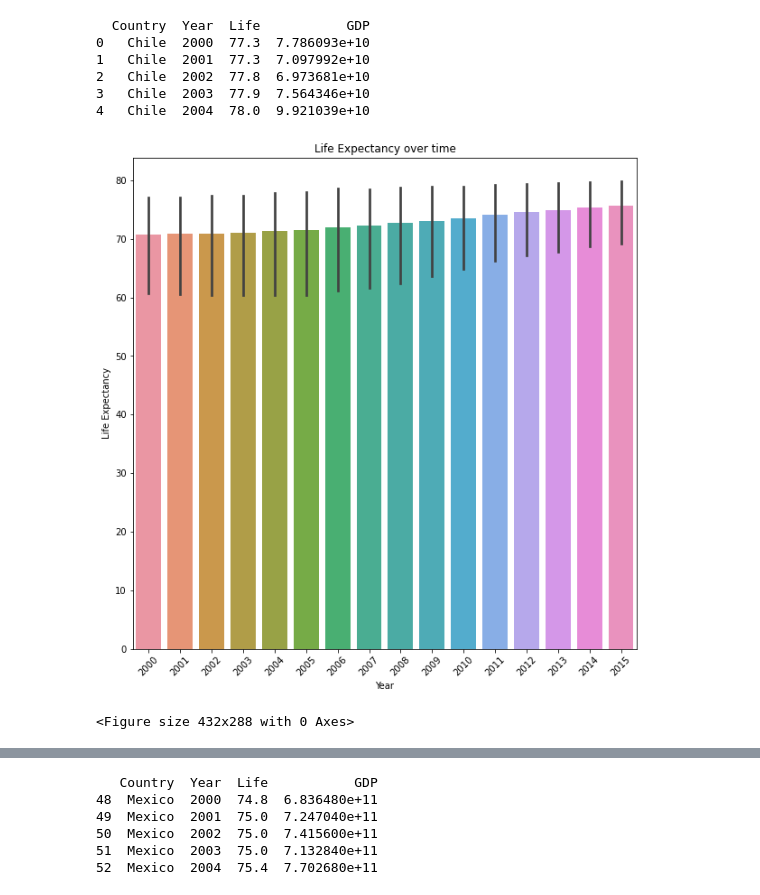
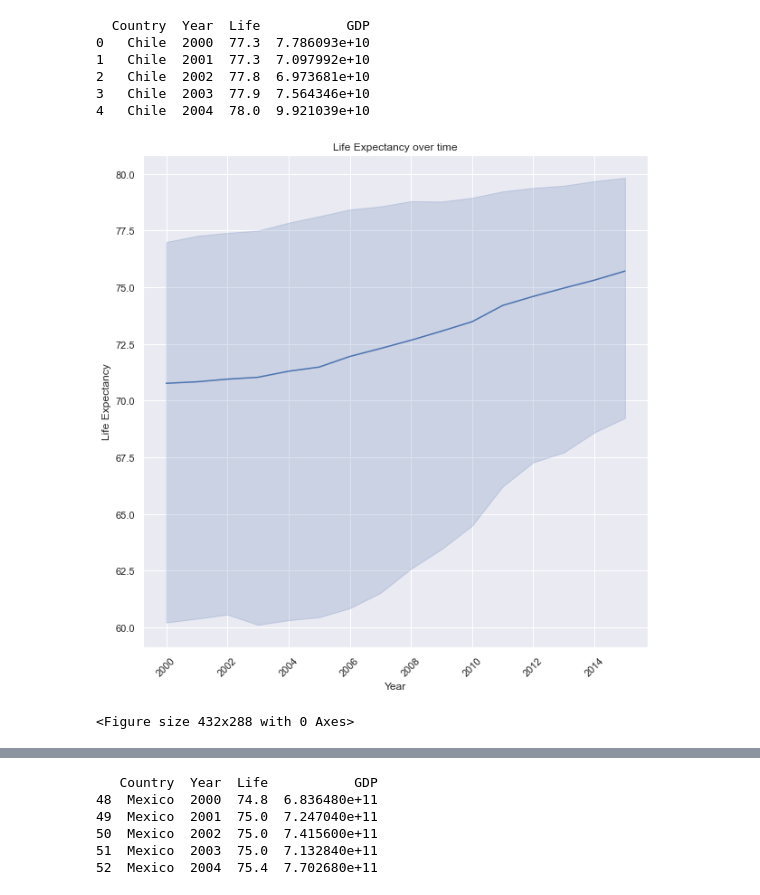
Before and after one commit to kirillwolkow/analyze_financial_data_capstone, a Jupyter notebook: life_gdp/life_expectancy_gdp.ipynb, the cells around one changed output, grey strips where cells are left out. Cells and saved outputs as stored; diff of their text form; code cells hidden in the pictures.

```diff
--- a/life_gdp/life_expectancy_gdp.ipynb
+++ b/life_gdp/life_expectancy_gdp.ipynb
@@ -98,14 +98,15 @@ print(df.head())
 # %%
 # We start with a bar plot to visualize the life expectancy change over time
 fig = plt.figure(figsize=(10,10))
-ax = sns.barplot(data=df, x="Year", y="Life")
+ax = sns.lineplot(data=df, x="Year", y="Life")
 plt.title("Life Expectancy over time")
 ax.set_ylabel("Life Expectancy")
 plt.xticks(rotation=45)
+plt.savefig("life_exp_over_time.png")
 plt.show()
 plt.clf()
 # %% [output]
-[figure, old version]
+[figure, new version]
 <Figure size 432x288 with 0 Axes>
 # %%
 # Now, we visualize the GDP change over time
```
Also changed, not shown: parts of 23 cells of this notebook, 10 other files.
